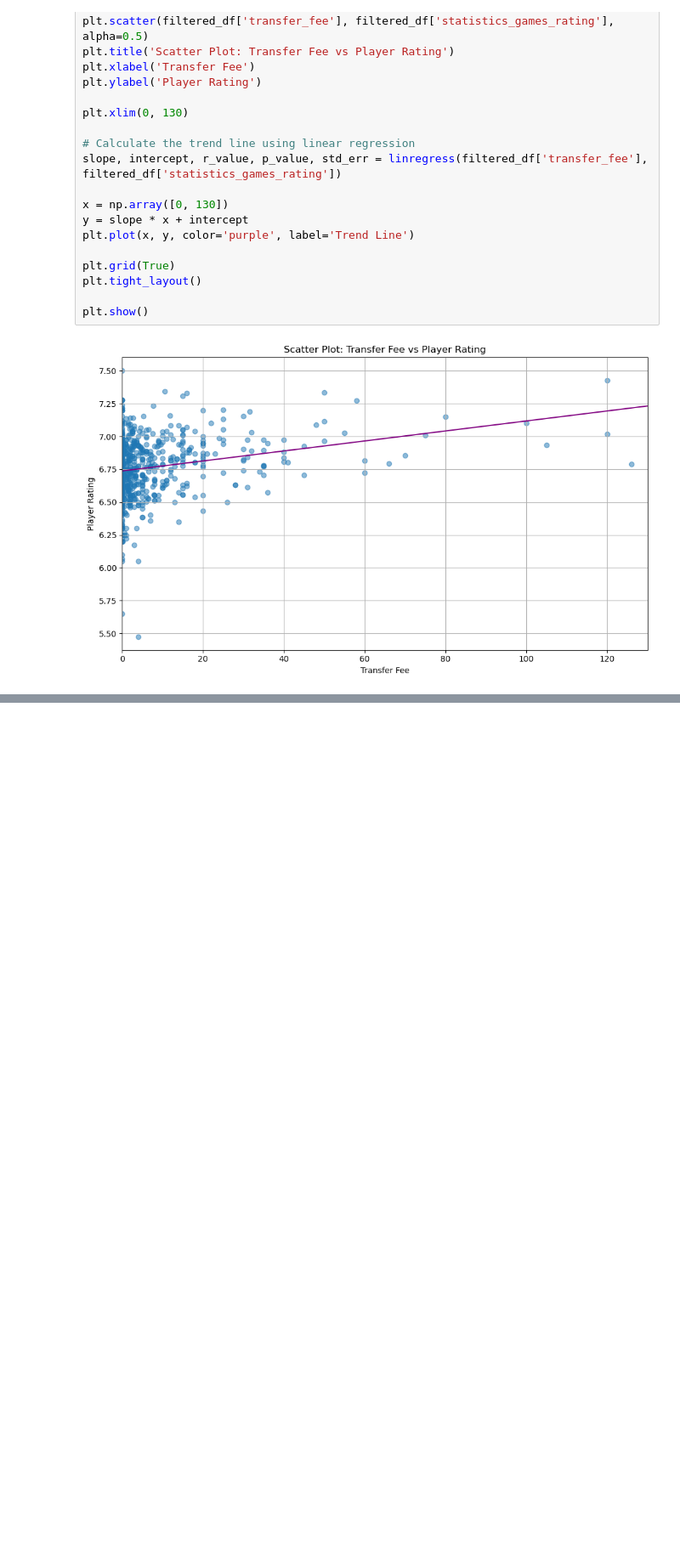
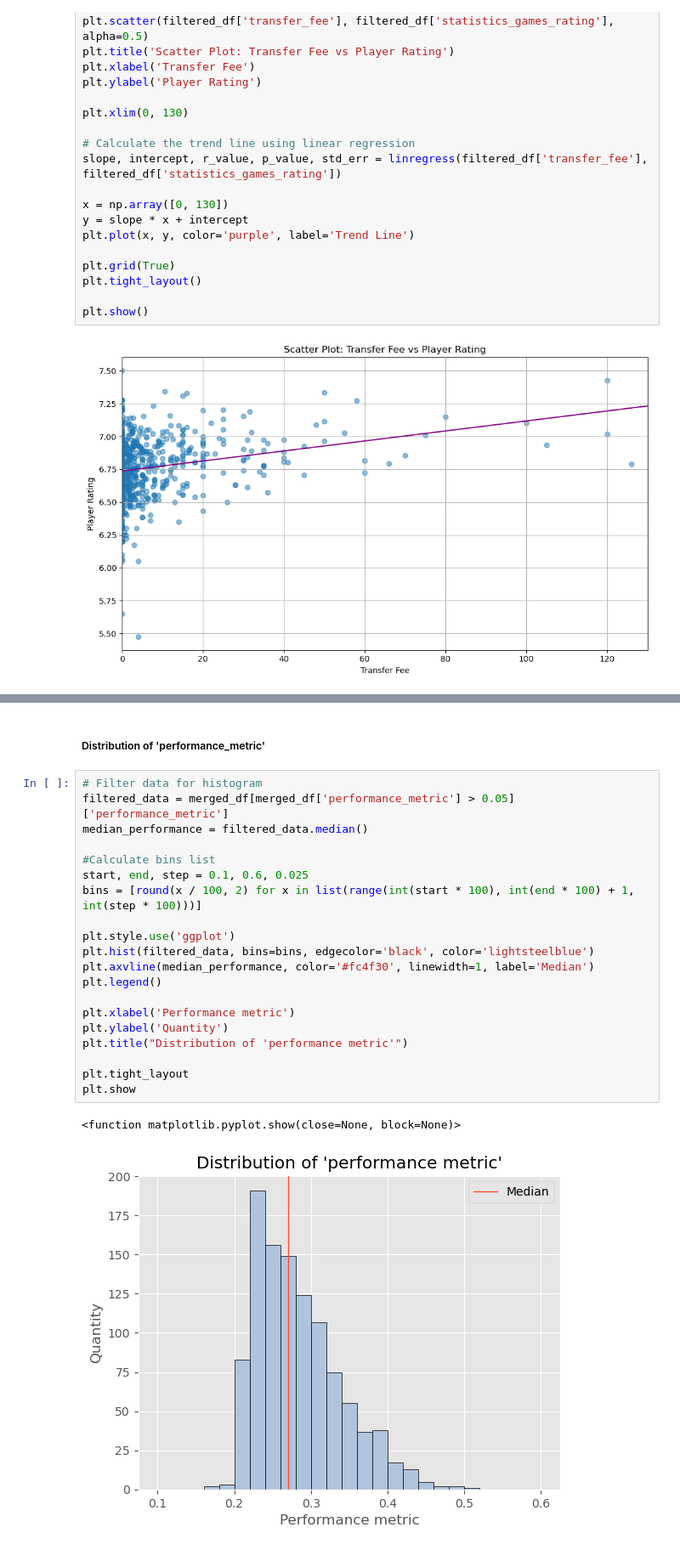
Before and after one commit to adrianmadry/la_liga_transfers, a Jupyter notebook: data_analysis.ipynb, the cells around one changed output, grey strips where cells are left out. Shown: that part at 85% size. Saved outputs shown, nothing was run; the diff lists cells and outputs as text; blank space fills up the shorter version.

Commit message:
Add 'performance_metric' statistics

```diff
--- a/data_analysis.ipynb
+++ b/data_analysis.ipynb
@@ -421,0 +441,25 @@ merged_df['performance_metric'] = performance_metric
+# %% [markdown]
+##### Distribution of 'performance_metric'
+# %%
+# Filter data for histogram
+filtered_data = merged_df[merged_df['performance_metric'] > 0.05]['performance_metric']
+median_performance = filtered_data.median()
+
+#Calculate bins list
+start, end, step = 0.1, 0.6, 0.025
+bins = [round(x / 100, 2) for x in list(range(int(start * 100), int(end * 100) + 1, int(step * 100)))]
+
+plt.style.use('ggplot')
+plt.hist(filtered_data, bins=bins, edgecolor='black', color='lightsteelblue')
+plt.axvline(median_performance, color='#fc4f30', linewidth=1, label='Median')
+plt.legend()
+
+plt.xlabel('Performance metric')
+plt.ylabel('Quantity')
+plt.title("Distribution of 'performance metric'")
+
+plt.tight_layout
+plt.show
+# %% [output]
+<function matplotlib.pyplot.show(close=None, block=None)>
+[figure, added]
```
Also changed, not shown: parts of 10 cells of this notebook.
